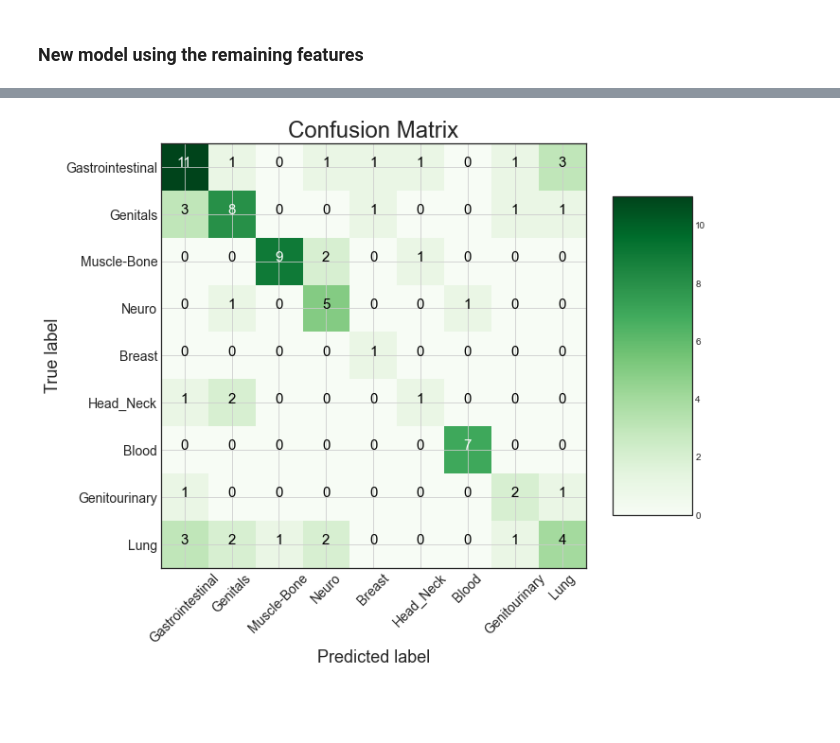
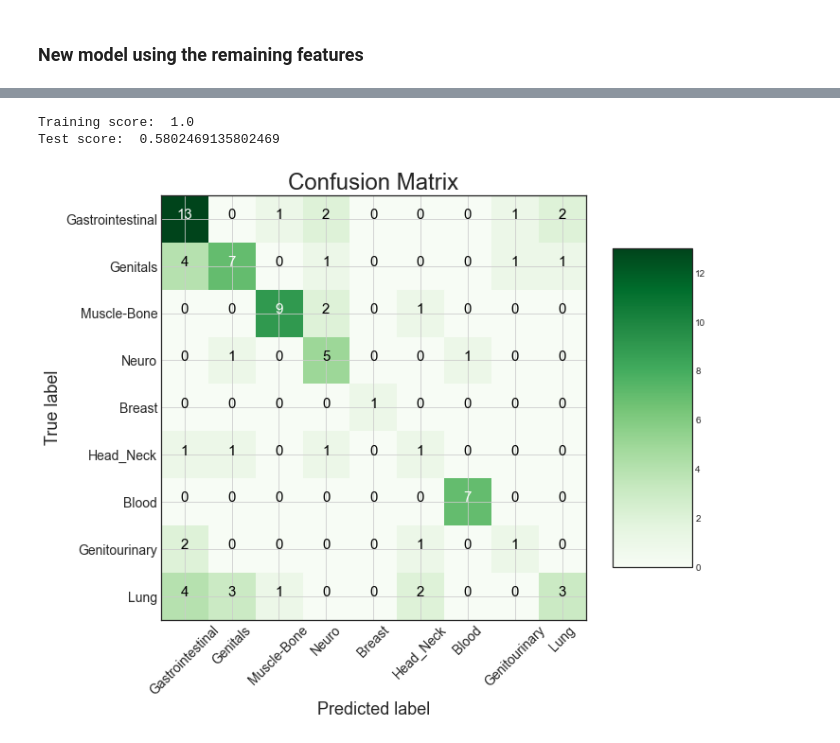
Before and after one commit to chiaraboetti/SML-project, a Jupyter notebook: model/multiclass/RF_multi.ipynb, the cells around one changed output, grey strips where cells are left out. Saved outputs shown, nothing was run; the diff lists cells and outputs as text; code cells hidden in the pictures; blank space fills up the shorter version.

```diff
--- a/model/multiclass/RF_multi.ipynb
+++ b/model/multiclass/RF_multi.ipynb
@@ -151,14 +151,10 @@ x_train_feature_impo = train1.drop(['label','Unnamed: 0','DepMap_ID'], axis = 1)
 
 feat_impo_all = []
 for i, estimator in enumerate(out['estimator']):
-    print("First 10 features sorted by their importance for model n. {}:".format(i+1))
     feat_impo = pd.DataFrame(estimator.feature_importances_,
                             index = x_train_feature_impo.columns,
                             columns = ['Importance{}'.format(i+1)]).sort_values('Importance{}'.format(i+1), ascending = False)
-    print(feat_impo[:10])
-    print('--------------------------------')
-
-    feat_impo_all.append(feat_impo[feat_impo['Importance{}'.format(i+1)] > 0.0001])
+    feat_impo_all.append(feat_impo[feat_impo['Importance{}'.format(i+1)] > 0.00001])
 
 
 
@@ -369,15 +221,30 @@ Epoch 00049: val_accuracy did not improve from 0.59259
+# %%
+rf_class_weighted2 = RandomForestClassifier(random_state = 2311, n_jobs = -1,
+                    min_samples_leaf = 4, n_estimators = 504,
+                    min_samples_split= 10, max_leaf_nodes= 35,
+                    max_depth = 48, class_weight={0:1.95,1:5.7,2:3.7,3:4.5,4:12.5,5:16.5,6:3.5,7:10,8:3.924},
+                    bootstrap = True, oob_score = True)
+
+#class_weight={0:1.95,1:5.7,2:3.7,3:4.5,4:12.5,5:16.5,6:3.5,7:10,8:3.924}, Test score:  0.5802469135802469
+#class_weight={0:2,1:6,2:3.7,3:4.5,4:12.5,5:16.5,6:3.5,7:10,8:3.924}, Test score:  0.5555555555555556 at least 1 obs for each class
+# %%
+#Same class weights as in the training
+rf_class_weighted2.fit(x_train_2, y_train_2)
+print('Training score: ', rf_class_weighted2.score(x_train_2, y_train_2))
+print('Test score: ', rf_class_weighted2.score(x_test_2, y_test_2))
+# %% [output]
+Training score:  1.0
+Test score:  0.5802469135802469
 # %%
-best_model_2 = load_model('best_model_2.hdf5', compile=False)
-y_pred = np.argmax(best_model_2.predict(X_test_reshaped),axis = 1)
-y_pred = pd.get_dummies(y_pred)
-y_pred = y_pred.T.reindex(range(9)).T.fillna(0)
+#Change the name of the coloumns of the class matrix created through get_dummies using more meaningful names
+y_test_dummies = pd.get_dummies(y_test_2).set_axis(Cancer_Type, axis = 1)
 
+y_pred = rf_class_weighted2.predict(x_test_2)
+y_pred_dummies = pd.get_dummies(y_pred, dummy_na= True).T.reindex(range(9)).T.fillna(0)
+y_pred_dummies = y_pred_dummies.set_axis(Cancer_Type, axis= 1)
 
-y_pred = np.argmax(best_model_2.predict(X_test_reshaped),axis = 1)
-y_test_confusion = test2.iloc[:,17395]
-
-cm = confusion_matrix(y_test_confusion,y_pred)
+cm = confusion_matrix(y_test_2,y_pred)
 plot_confusion_matrix(cm, classes = Cancer_Type,
                         title = 'Confusion Matrix')
 # %% [output]
-[figure, old version]
+[figure, new version]
```
Also changed, not shown: parts of 15 cells of this notebook.
